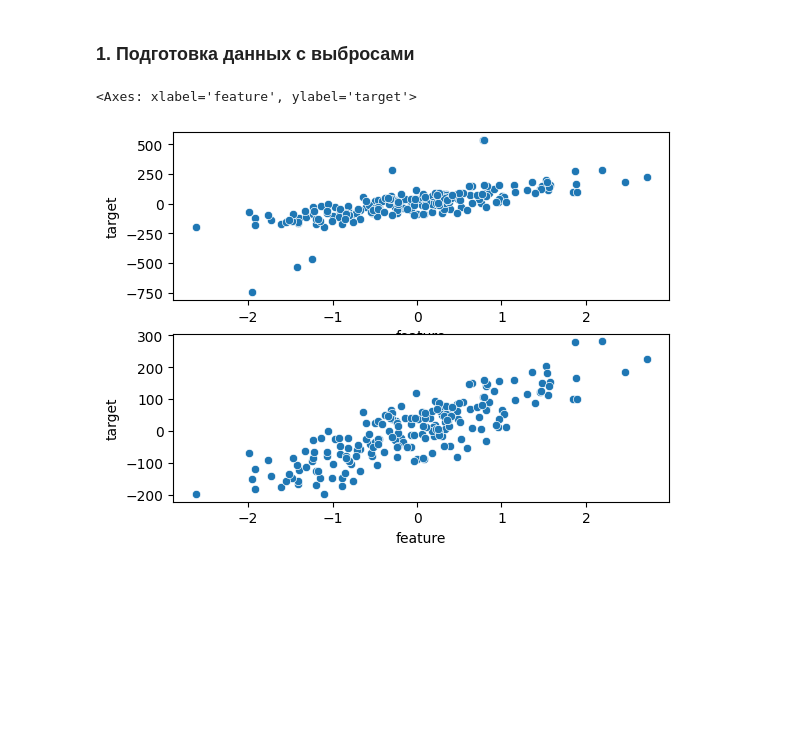
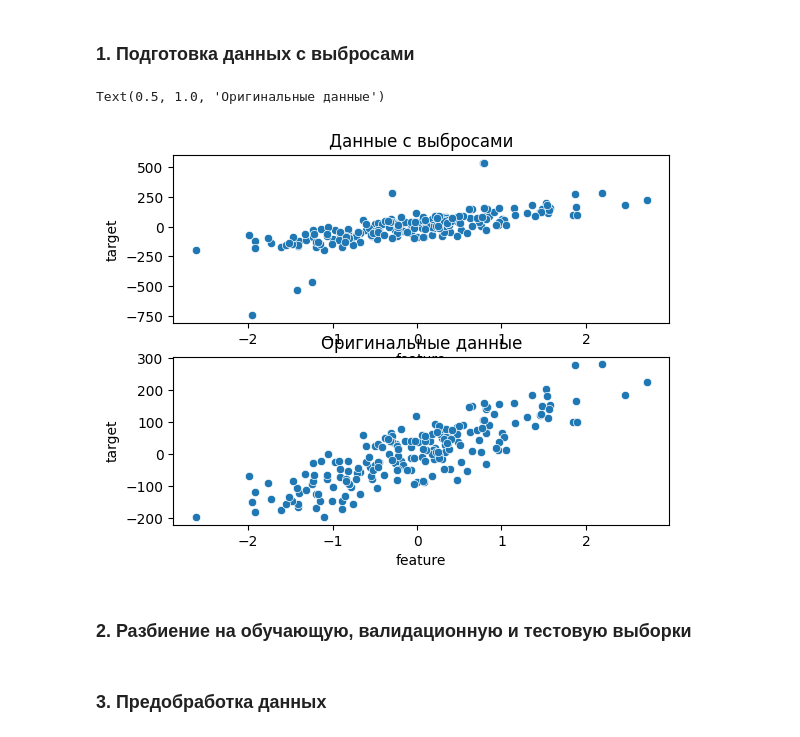
Before and after one commit to MEYakunin/Sprint10_Tortilla_Center, a Jupyter notebook: LinReg_loss_func.ipynb, the cells around one changed output. Saved outputs shown, nothing was run; the diff lists cells and outputs as text; code cells hidden in the pictures; blank space fills up the shorter version.

```diff
--- a/LinReg_loss_func.ipynb
+++ b/LinReg_loss_func.ipynb
@@ -33,20 +36,24 @@ y.loc[outlier_indices] *= 5
 # %%
 # Строим график разброса до и после добавления выбросов
 plt.subplot(2, 1, 1)
 df = X.assign(target=y)
 sns.scatterplot(
     data=df,
     x='feature',
     y='target'
 )
+plt.title('Данные с выбросами')
 
 plt.subplot(2, 1, 2)
 df_clean = X.assign(target=y_clean)
 sns.scatterplot(
     data=df_clean,
     x='feature',
     y='target'
 )
+plt.title('Оригинальные данные')
 # %% [output]
-<Axes: xlabel='feature', ylabel='target'>
+Text(0.5, 1.0, 'Оригинальные данные')
-[figure, old version]
+[figure, new version]
+# %% [markdown]
+### 2. Разбиение на обучающую, валидационную и тестовую выборки
@@ -52,0 +70,2 @@ sns.scatterplot(
+# %% [markdown]
+### 3. Предобработка данных
```
Also changed, not shown: parts of 8 cells of this notebook.
